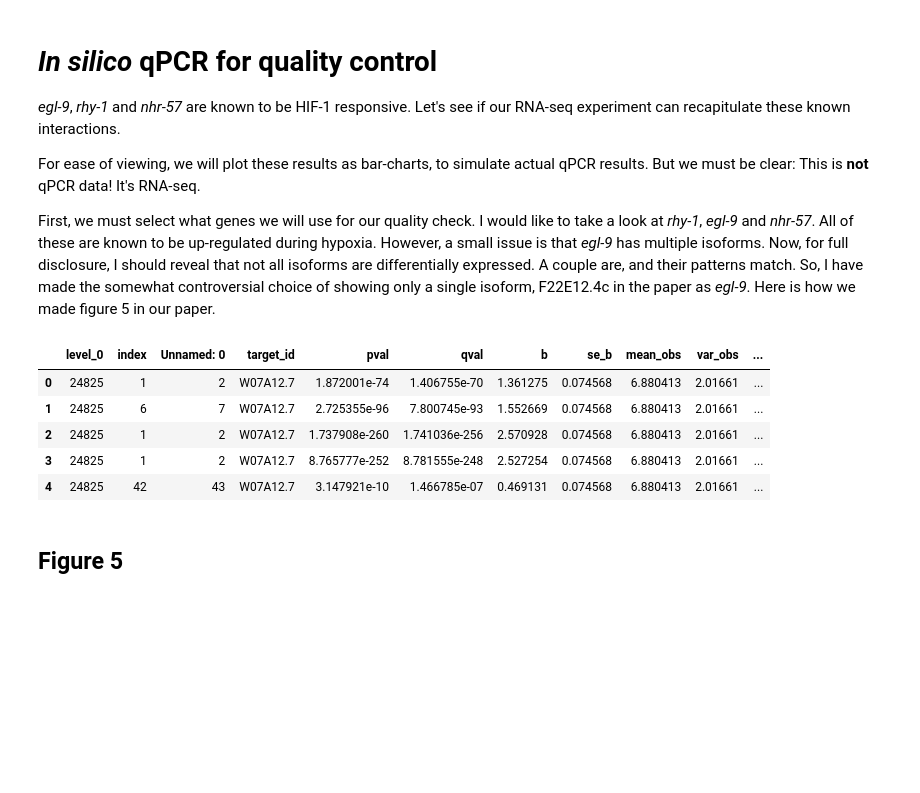
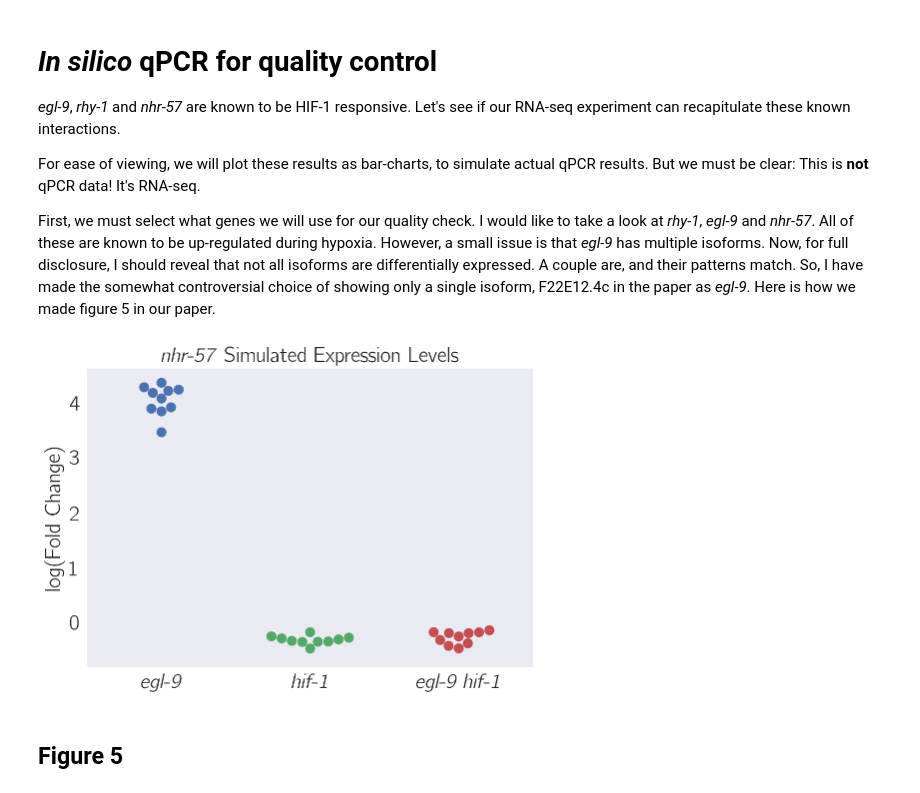
Before and after one commit to WormLabCaltech/mprsq, a Jupyter notebook: src/5 Quality check of the RNA-seq data .ipynb, the cells around one changed output. Drawn from its saved outputs; the diff is of its cells as text; code cells hidden in the pictures; blank space fills up the shorter version.

```diff
--- a/src/5 Quality check of the RNA-seq data .ipynb
+++ b/src/5 Quality check of the RNA-seq data .ipynb
@@ -116,12 +116,3 @@ x_sort = {'WBGene00012324': 1, 'WBGene00001178': 2,
 plot_df['order'] = plot_df.ens_gene.map(x_sort)
 plot_df.sort_values('order', inplace=True)
 plot_df.reset_index(inplace=True)
-# %%
-plot_df.head()
-# %% [output]
-|  | level_0 | index | Unnamed: 0 | target_id | pval | qval | b | se_b | mean_obs | var_obs | ... |
-| 0 | 24825 | 1 | 2 | W07A12.7 | 1.872001e-74 | 1.406755e-70 | 1.361275 | 0.074568 | 6.880413 | 2.01661 | ... |
-| 1 | 24825 | 6 | 7 | W07A12.7 | 2.725355e-96 | 7.800745e-93 | 1.552669 | 0.074568 | 6.880413 | 2.01661 | ... |
-| 2 | 24825 | 1 | 2 | W07A12.7 | 1.737908e-260 | 1.741036e-256 | 2.570928 | 0.074568 | 6.880413 | 2.01661 | ... |
-| 3 | 24825 | 1 | 2 | W07A12.7 | 8.765777e-252 | 8.781555e-248 | 2.527254 | 0.074568 | 6.880413 | 2.01661 | ... |
-| 4 | 24825 | 42 | 43 | W07A12.7 | 3.147921e-10 | 1.466785e-07 | 0.469131 | 0.074568 | 6.880413 | 2.01661 | ... |
@@ -128,3 +121,20 @@ plot_df.head()
+# %%
+sim = np.random.normal(4, .3, 10)
+sim = np.append(sim, np.random.normal(-0.3, 0.1, 10))
+sim = np.append(sim, np.random.normal(-0.3, 0.1, 10))
+labels = ['\emph{egl-9}']*10 + ['\emph{hif-1}']*10 + ['\emph{egl-9 hif-1}']*10
+simulated = pd.DataFrame(sim, columns=['log(Fold Change)'])
+simulated['genotype'] = labels
+# %%
+sns.swarmplot(x='genotype', y='log(Fold Change)', data=simulated, size=10)
+plt.ylabel('log(Fold Change)', fontsize=21)
+plt.xlabel('')
+plt.xticks(fontsize=21)
+plt.yticks(fontsize=21)
+plt.title('\emph{nhr-57} Simulated Expression Levels', fontsize=21)
+plt.savefig('../output/simulated_qpcr.pdf')
+# %% [output]
+[figure, added]
 # %% [markdown]
 ## Figure 5
 # %%
```
Also changed, not shown: parts of 3 cells of this notebook, 24 other files.
